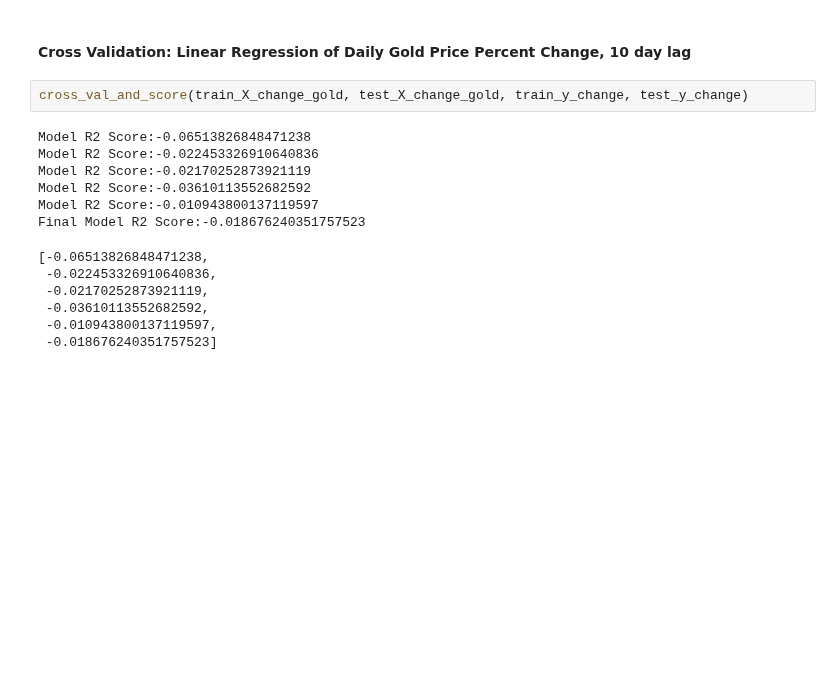
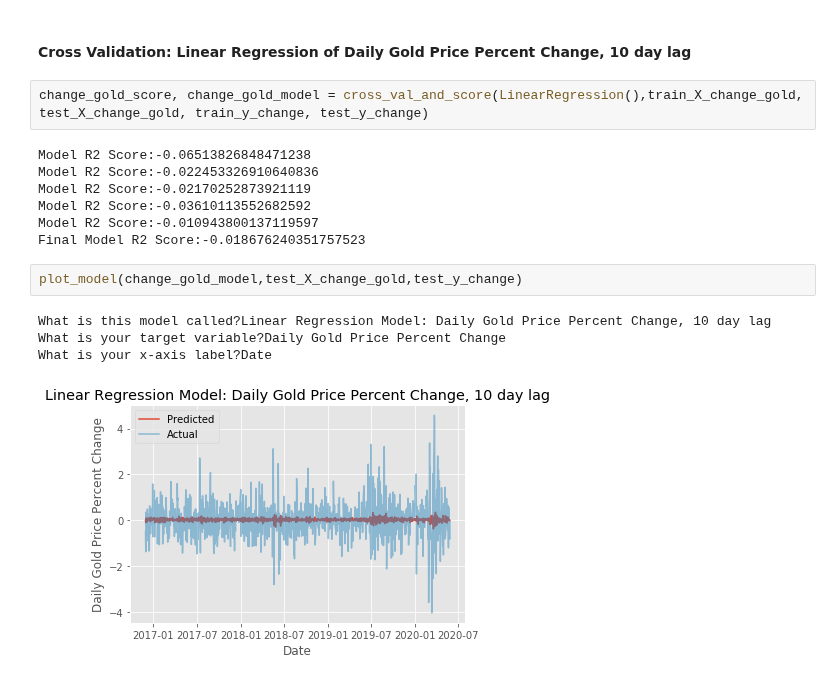
Before and after one commit to jangelchik/interest_equities_gold, a Jupyter notebook: visuals_and_modeling.ipynb, the cells around one changed output. Saved outputs shown, nothing was run; the diff lists cells and outputs as text; blank space fills up the shorter version.

```diff
--- a/visuals_and_modeling.ipynb
+++ b/visuals_and_modeling.ipynb
@@ -356,7 +383,7 @@ test_y_change = y_change[int(X_change_gold.shape[0]*0.7):]
 # %% [markdown]
 #### Cross Validation: Linear Regression of Daily Gold Price Percent Change, 10 day lag
 # %%
-cross_val_and_score(train_X_change_gold, test_X_change_gold, train_y_change, test_y_change)
+change_gold_score, change_gold_model = cross_val_and_score(LinearRegression(),train_X_change_gold, test_X_change_gold, train_y_change, test_y_change)
 # %% [output]
 Model R2 Score:-0.06513826848471238
 Model R2 Score:-0.022453326910640836
@@ -364,9 +391,10 @@ Model R2 Score:-0.02170252873921119
 Model R2 Score:-0.03610113552682592
 Model R2 Score:-0.010943800137119597
 Final Model R2 Score:-0.018676240351757523
-[-0.06513826848471238,
- -0.022453326910640836,
- -0.02170252873921119,
- -0.03610113552682592,
- -0.010943800137119597,
- -0.018676240351757523]
+# %%
+plot_model(change_gold_model,test_X_change_gold,test_y_change)
+# %% [output]
+What is this model called?Linear Regression Model: Daily Gold Price Percent Change, 10 day lag
+What is your target variable?Daily Gold Price Percent Change
+What is your x-axis label?Date
+[figure, added]
```
Also changed, not shown: parts of 4 cells of this notebook.
